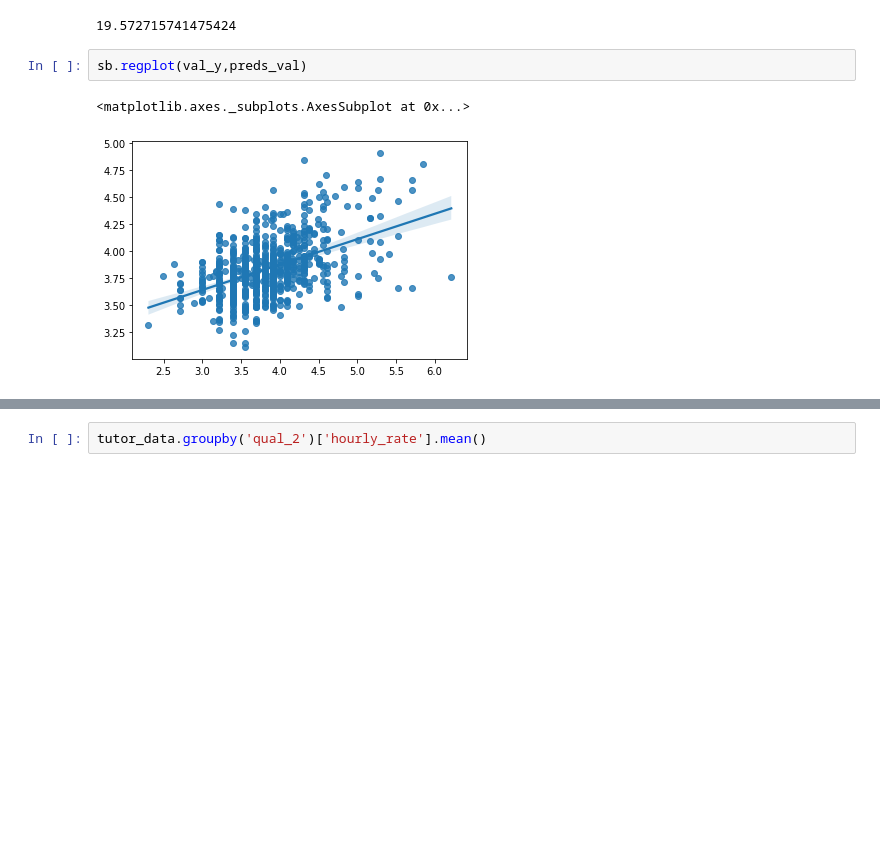
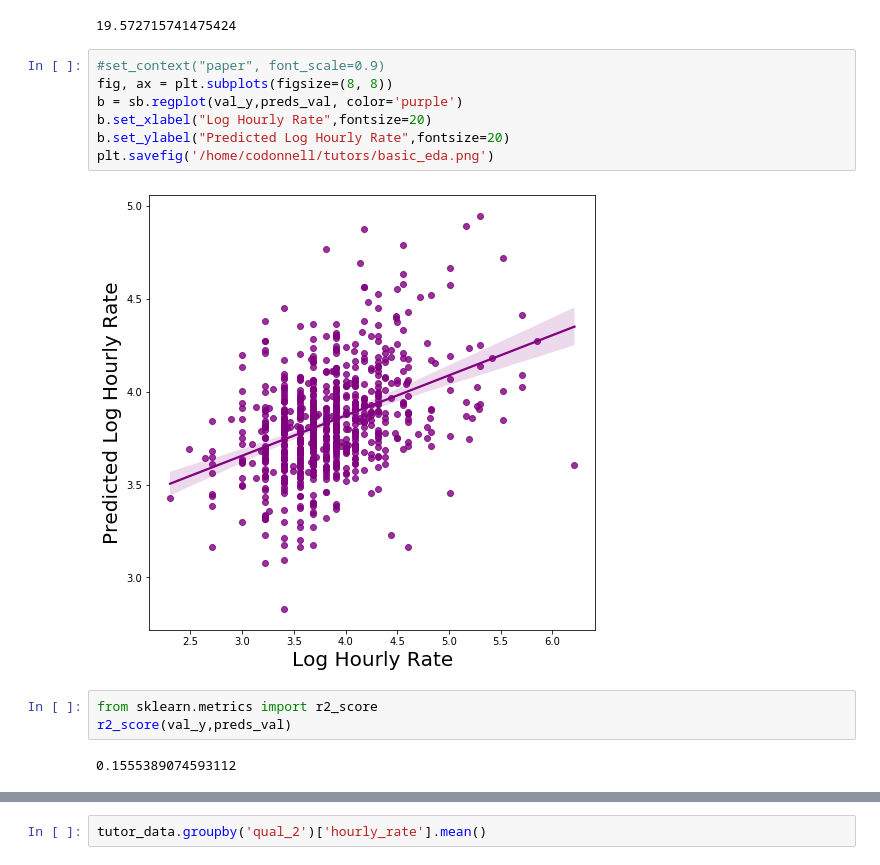
Before and after one commit to cfodonnell/Insight_Project_AsTutor, a Jupyter notebook: Models/initial_models.ipynb, the cells around one changed output, grey strips where cells are left out. Cells and saved outputs as stored; diff of their text form; blank space fills up the shorter version.

```diff
--- a/initial_models.ipynb
+++ b/Models/initial_models.ipynb
@@ -246,8 +247,17 @@ mae = mean_absolute_error(np.exp(val_y), np.exp(preds_val))
 print(mae)
 # %% [output]
 19.572715741475424
-# %%
-sb.regplot(val_y,preds_val)
-# %% [output]
-<matplotlib.axes._subplots.AxesSubplot at 0x...>
-[figure, removed]
+# %%
+#set_context("paper", font_scale=0.9)
+fig, ax = plt.subplots(figsize=(8, 8))
+b = sb.regplot(val_y,preds_val, color='purple')
+b.set_xlabel("Log Hourly Rate",fontsize=20)
+b.set_ylabel("Predicted Log Hourly Rate",fontsize=20)
+plt.savefig('/home/codonnell/tutors/basic_eda.png')
+# %% [output]
+[figure, added]
+# %%
+from sklearn.metrics import r2_score
+r2_score(val_y,preds_val)
+# %% [output]
+0.1555389074593112
```
Also changed, not shown: parts of 8 cells of this notebook, 7 other files.
